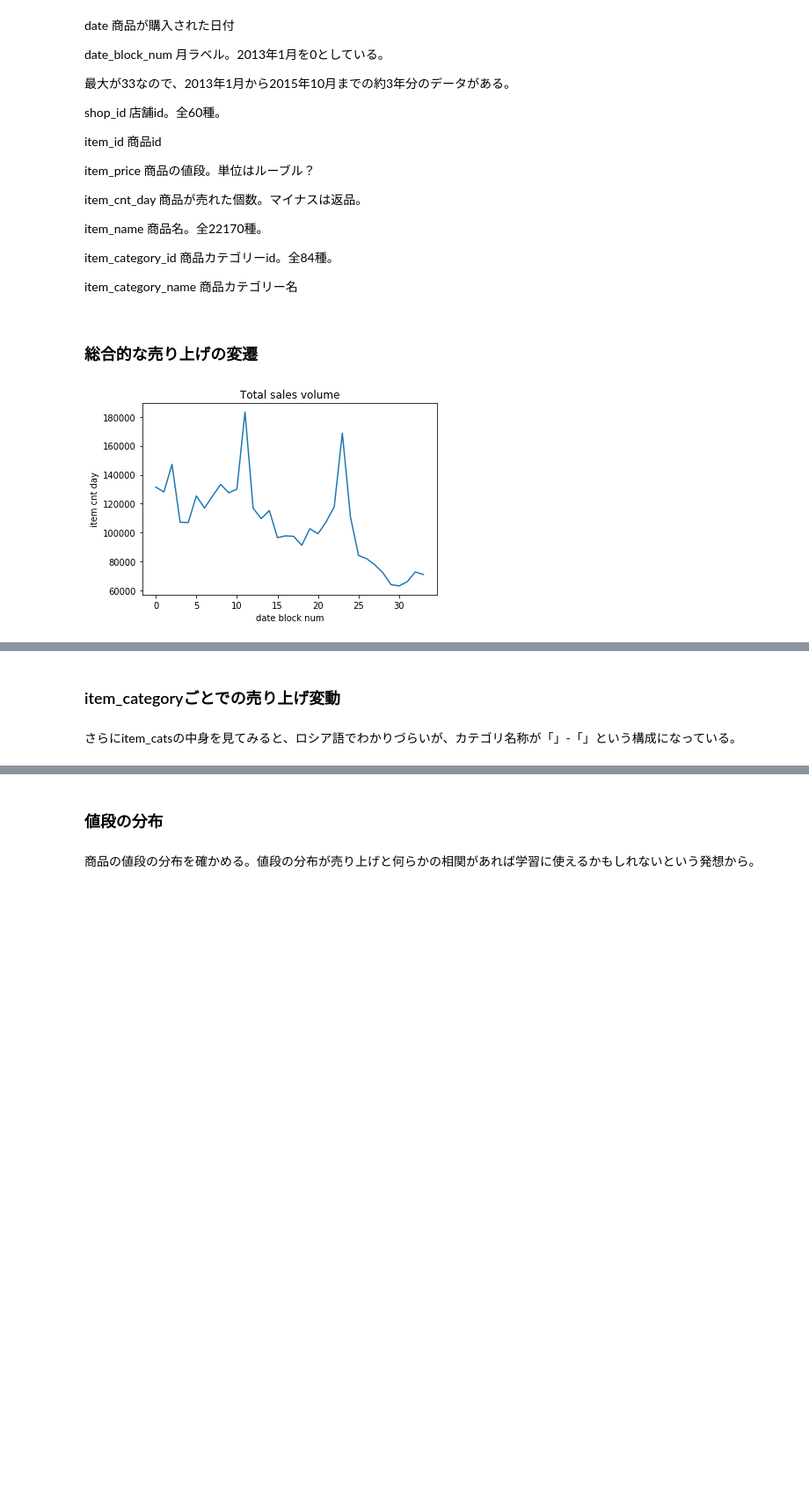
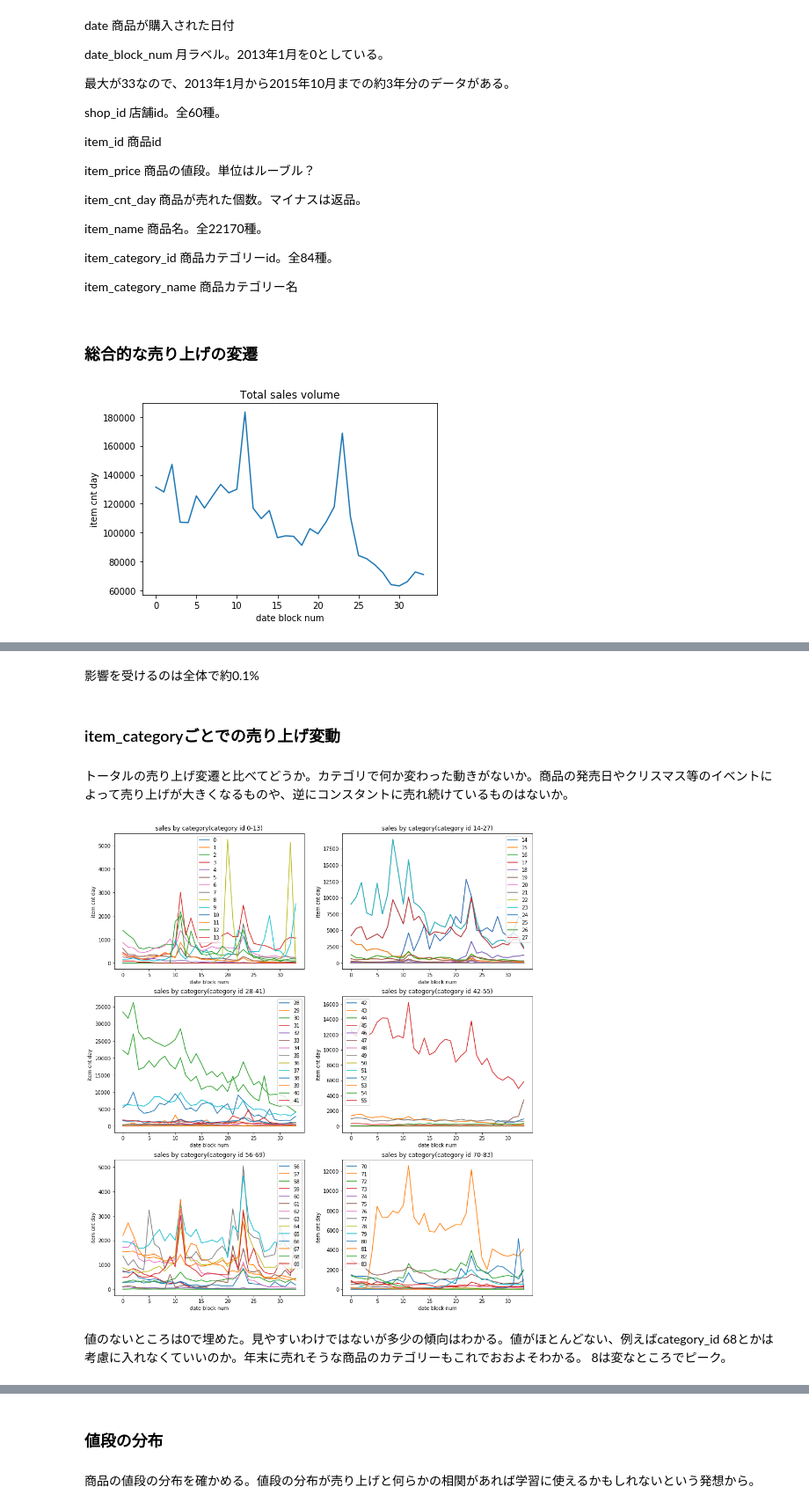
Before and after one commit to genkiando/final-project-of-machine-learning, a Jupyter notebook: final_project_simpleEDA.ipynb, the cells around one changed output, grey strips where cells are left out. Shown at 88% size. Saved outputs shown, nothing was run; the diff lists cells and outputs as text; code cells hidden in the pictures; blank space fills up the shorter version.

```diff
--- a/final_project_simpleEDA.ipynb
+++ b/final_project_simpleEDA.ipynb
@@ -113,4 +178,78 @@ plt.show()
+# %% [markdown]
+影響を受けるのは全体で約0.1%
 # %% [markdown]
 ### item_categoryごとでの売り上げ変動
-# %% [markdown]
-さらにitem_catsの中身を見てみると、ロシア語でわかりづらいが、カテゴリ名称が「」-「」という構成になっている。
+# %% [markdown]
+トータルの売り上げ変遷と比べてどうか。カテゴリで何か変わった動きがないか。商品の発売日やクリスマス等のイベントによって売り上げが大きくなるものや、逆にコンスタントに売れ続けているものはないか。
+# %%
+sales_df = sales.merge(items.drop("item_name",axis = 1),how="left",on="item_id")
+grp_category = sales_df.pivot_table(index=["date_block_num"],columns=["item_category_id"], values="item_cnt_day",aggfunc=np.sum,fill_value=0)
+grp_13 = grp_category.iloc[:,0:14]
+grp_27 = grp_category.iloc[:,14:28]
+grp_41 = grp_category.iloc[:,28:42]
+grp_55 = grp_category.iloc[:,42:56]
+grp_69 = grp_category.iloc[:,56:70]
+grp_83 = grp_category.iloc[:,70:84]
+
+fig = plt.figure(figsize=(15,35))
+
+ax1 = fig.add_subplot(6, 2, 1)
+for x in range(14):
+    ax1.plot(grp_13.index,grp_13.iloc[:,x],label=x)
+ax1.set_xlabel("date block num")
+ax1.set_ylabel("item cnt day")
+ax1.set_title("sales by category(category id 0-13)")
+ax1.legend(loc='best')
+
+ax2 = fig.add_subplot(6, 2, 2)
+for x in range(14):
+    y2 = x + 14
+    ax2.plot(grp_27.index,grp_27.iloc[:,x],label=y2)
+ax2.plot(grp_27)
+ax2.set_xlabel("date block num")
+ax2.set_ylabel("item cnt day")
+ax2.set_title("sales by category(category id 14-27)")
+ax2.legend(loc='best')
+
+ax3 = fig.add_subplot(6, 2, 3)
+for x in range(14):
+    y3 = x + 28
+    ax3.plot(grp_41.index,grp_41.iloc[:,x],label=y3)
+ax3.set_xlabel("date block num")
+ax3.set_ylabel("item cnt day")
+ax3.set_title("sales by category(category id 28-41)")
+ax3.legend(loc='best')
+
+ax4 = fig.add_subplot(6, 2, 4)
+for x in range(14):
+    y4 = x + 42
+    ax4.plot(grp_55.index,grp_55.iloc[:,x],label=y4)
+ax4.set_xlabel("date block num")
+ax4.set_ylabel("item cnt day")
+ax4.set_title("sales by category(category id 42-55)")
+ax4.legend(loc='best')
+
+ax5 = fig.add_subplot(6, 2, 5)
+for x in range(14):
+    y5 = x + 56
+    ax5.plot(grp_69.index,grp_69.iloc[:,x],label=y5)
+ax5.set_xlabel("date block num")
+ax5.set_ylabel("item cnt day")
+ax5.set_title("sales by category(category id 56-69)")
+ax5.legend(loc='best')
+
+ax6 = fig.add_subplot(6, 2, 6)
+for x in range(14):
+    y6 = x + 70
+    ax6.plot(grp_83.index,grp_83.iloc[:,x],label=y6)
+ax6.set_xlabel("date block num")
+ax6.set_ylabel("item cnt day")
+ax6.set_title("sales by category(category id 70-83)")
+ax6.legend(loc='best')
+
+plt.show()
+# %% [output]
+[figure, added]
+# %% [markdown]
+値のないところは0で埋めた。見やすいわけではないが多少の傾向はわかる。値がほとんどない、例えばcategory_id 68とかは考慮に入れなくていいのか。年末に売れそうな商品のカテゴリーもこれでおおよそわかる。
+8は変なところでピーク。
```
Also changed, not shown: parts of 30 cells of this notebook, 1 other file.
